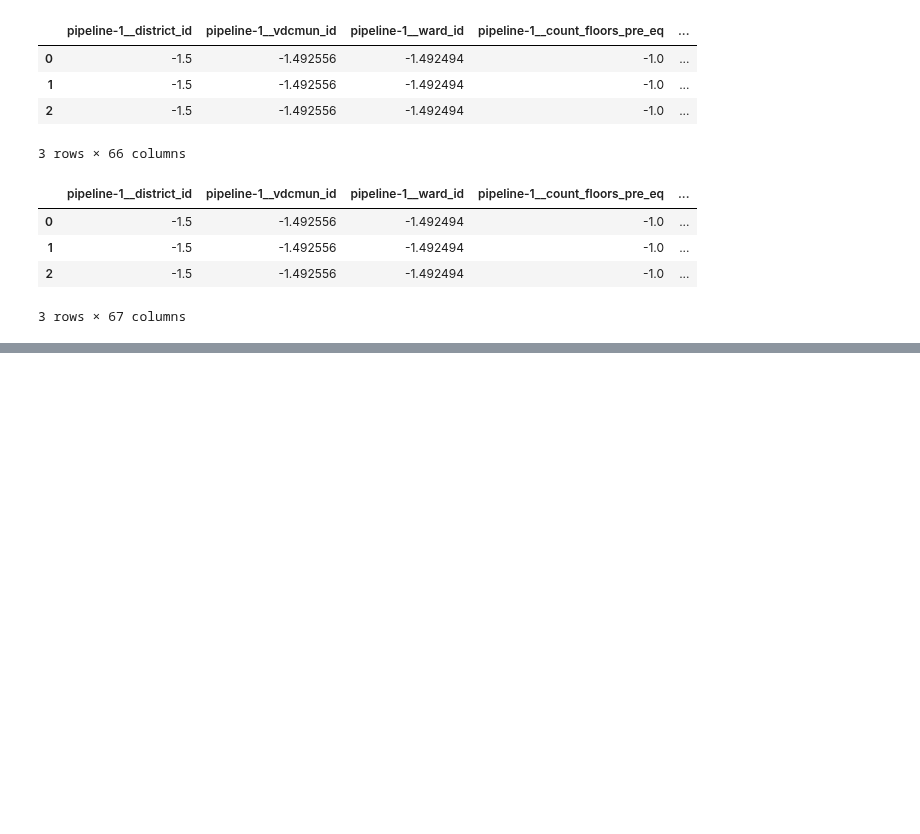
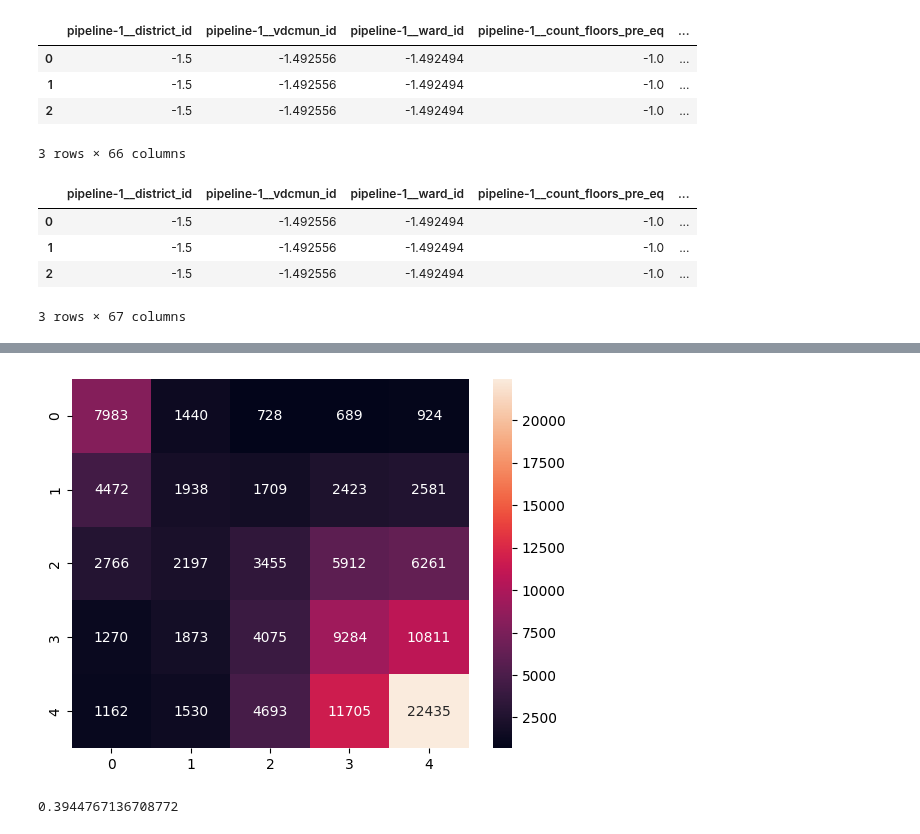
Before and after one commit to chantalwuer/earthquake_damage, a Jupyter notebook: notebooks/JC_function testing .ipynb, the cells around one changed output, grey strips where cells are left out. Cells and saved outputs as stored; diff of their text form; code cells hidden in the pictures; blank space fills up the shorter version.

```diff
--- a/notebooks/JC_function testing .ipynb
+++ b/notebooks/JC_function testing .ipynb
@@ -101,0 +100,2 @@ sns.heatmap( confusion)
+# %%
+y_pred = predict(lr, X_test)
@@ -101,0 +105,4 @@ sns.heatmap( confusion)
+# %%
+sns.heatmap(confusion_matrix(y_test, y_pred), annot = True, fmt = '.0f');
+# %% [output]
+[figure, added]
@@ -101,0 +111,4 @@ sns.heatmap( confusion)
+# %%
+f1_score(y_test, y_pred, average='micro')
+# %% [output]
+0.3944767136708772
```
Also changed, not shown: parts of 27 cells of this notebook, 7 other files.
